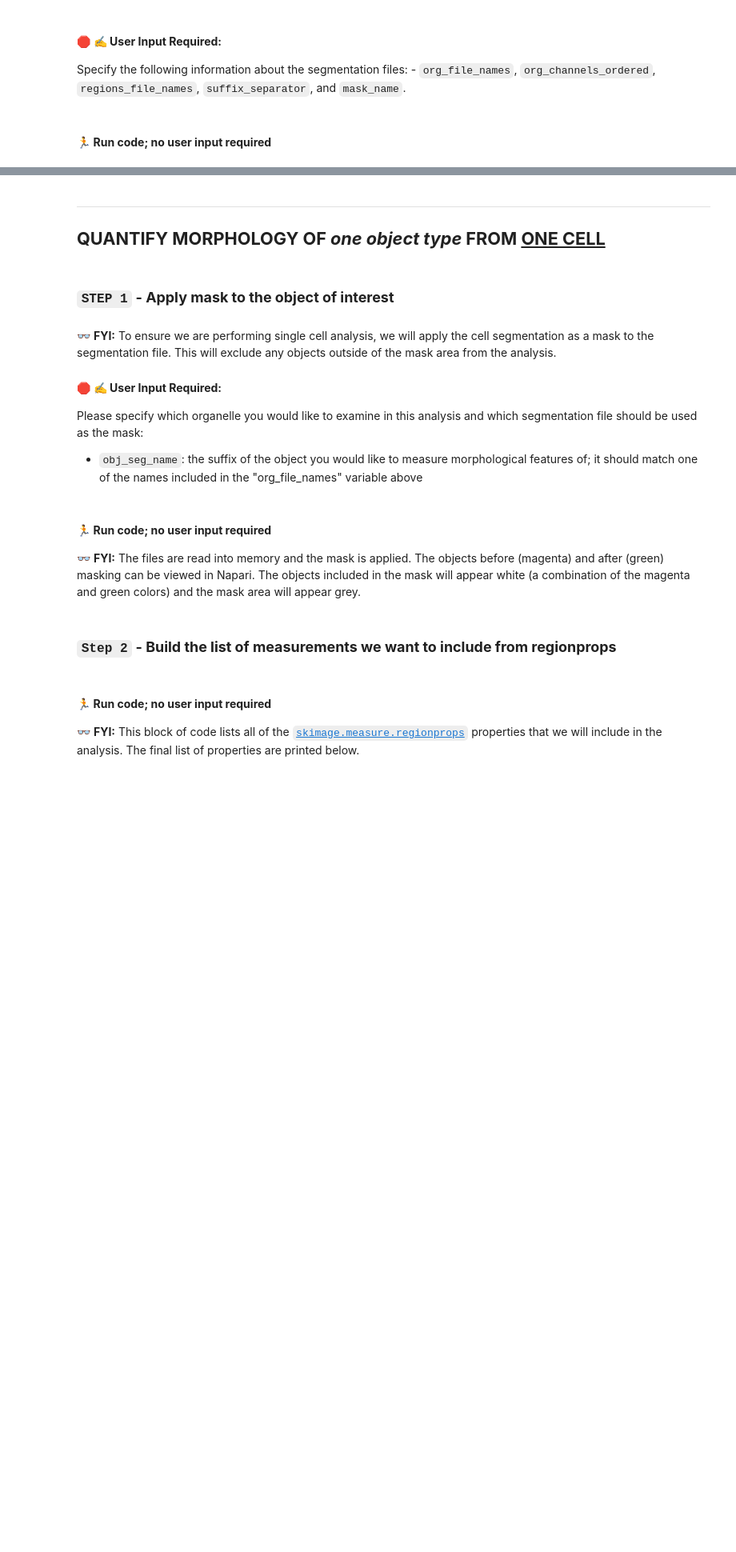
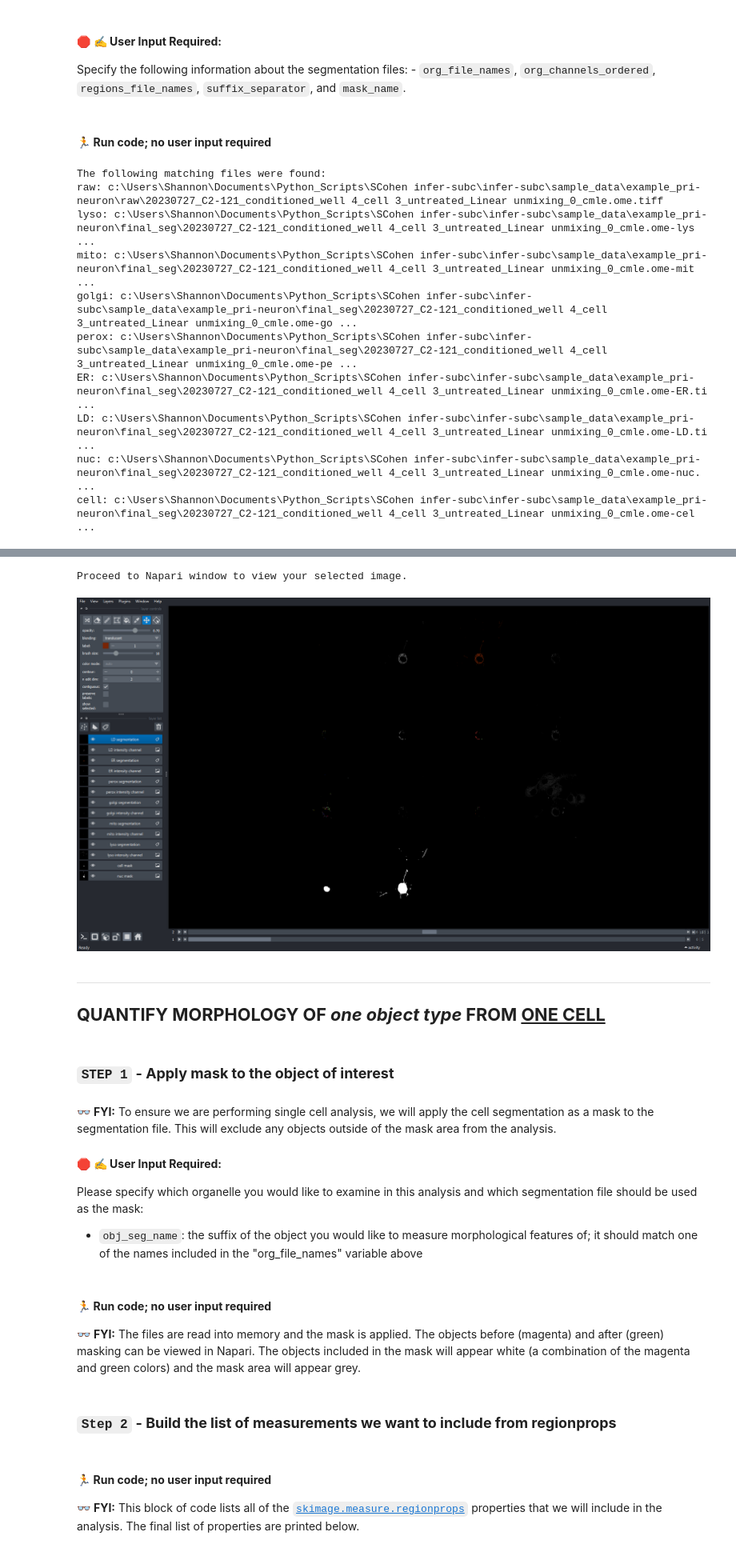
Before and after one commit to SCohenLab/infer-subc, a Jupyter notebook: notebooks/part_2_quantification/method_morphology.ipynb, the cells around one changed output, grey strips where cells are left out. Shown at 80% size. Saved outputs shown, nothing was run; the diff lists cells and outputs as text; code cells hidden in the pictures; blank space fills up the shorter version.

```diff
--- a/notebooks/part_2_quantification/method_morphology.ipynb
+++ b/notebooks/part_2_quantification/method_morphology.ipynb
@@ -104,4 +117,8 @@ quant_data_path = data_root_path / "quant_single"
 # %%
+# If sample_data_type is set to "pri-neuron", "pri-astrocyte", "ineuron" or "iPSC" then the sample data is used and the directories are set
+if sample_data_type != None:
+    data_root_path, raw_img_type, seg_img_type, raw_data_path, seg_data_path, quant_data_path = sample_input_quant(sample_data_type)
+
 # Create the output directory to save the segmentation outputs in.
 if not Path.exists(quant_data_path):
     Path.mkdir(quant_data_path)
@@ -152,9 +178,30 @@ mask_name = "cell"
+# %%
+#### USER INPUT REQUIRED ###
+org_file_names = "USER SPECIFIED"
+
+org_channels_ordered = "USER SPECIFIED"
+
+regions_file_names = "USER SPECIFIED"
+
+mask_name = "USER SPECIFIED"
+
+suffix_separator = "USER SPECIFIED"
 # %% [markdown]
 #### &#x1F3C3; **Run code; no user input required**
 # %%
+# specify the organelle names, the order of the intensity channels that match the organelle segmentations, and the region names for the sample data or your own data.
+if sample_data_type != None:
+    org_file_names, org_channels_ordered, regions_file_names, mask_name, suffix_separator = sample_quant_settings(sample_data_type)
+
+
 # find file paths for segmentations
 all_suffixes = org_file_names + regions_file_names
 filez = find_segmentation_tiff_files(file_path, all_suffixes, seg_data_path, suffix_separator)
+
+# print paths to matching seg files
+print("The following matching files were found:")
+for k, i in filez.items():
+    print(f"{k}: {i}")
 
 # read the segmentation and masks/regions files into memory
 organelles = [read_tiff_image(filez[org]) for org in org_file_names]
@@ -170,6 +217,7 @@ intensities = [img_data[ch] for ch in org_channels_ordered]
 m = regions_file_names.index(mask_name)
 mask = regions[m]
 
+
 # open viewer and add images
 viewer = napari.Viewer()
 for r, reg in enumerate(regions_file_names):
@@ -177,6 +225,7 @@ for r, reg in enumerate(regions_file_names):
                      scale=scale,
                      name=f"{reg} mask")
 
+# colors = ["red", "bop orange", "yellow", "green", "blue", "cyan", "magenta", "bop purple"]
 for o, org in enumerate(org_file_names):
     viewer.add_image(intensities[o],
                      scale=scale,
@@ -187,5 +236,18 @@ for o, org in enumerate(org_file_names):
 viewer.grid.enabled = True
 viewer.reset_view()
 
-print("The following matching files were found and can now be viewed in Napari:")
-filez
+print("Proceed to Napari window to view your selected image.")
+
+# screenshot viewer
+nbscreenshot(viewer, canvas_only = False)
+# %% [output]
+The following matching files were found:
+raw: c:\Users\Shannon\Documents\Python_Scripts\SCohen infer-subc\infer-subc\sample_data\example_pri-neuron\raw\20230727_C2-121_conditioned_well 4_cell 3_untreated_Linear unmixing_0_cmle.ome.tiff
+lyso: c:\Users\Shannon\Documents\Python_Scripts\SCohen infer-subc\infer-subc\sample_data\example_pri-neuron\final_seg\20230727_C2-121_conditioned_well 4_cell 3_untreated_Linear unmixing_0_cmle.ome-lys ...
+mito: c:\Users\Shannon\Documents\Python_Scripts\SCohen infer-subc\infer-subc\sample_data\example_pri-neuron\final_seg\20230727_C2-121_conditioned_well 4_cell 3_untreated_Linear unmixing_0_cmle.ome-mit ...
+golgi: c:\Users\Shannon\Documents\Python_Scripts\SCohen infer-subc\infer-subc\sample_data\example_pri-neuron\final_seg\20230727_C2-121_conditioned_well 4_cell 3_untreated_Linear unmixing_0_cmle.ome-go ...
+perox: c:\Users\Shannon\Documents\Python_Scripts\SCohen infer-subc\infer-subc\sample_data\example_pri-neuron\final_seg\20230727_C2-121_conditioned_well 4_cell 3_untreated_Linear unmixing_0_cmle.ome-pe ...
+ER: c:\Users\Shannon\Documents\Python_Scripts\SCohen infer-subc\infer-subc\sample_data\example_pri-neuron\final_seg\20230727_C2-121_conditioned_well 4_cell 3_untreated_Linear unmixing_0_cmle.ome-ER.ti ...
+LD: c:\Users\Shannon\Documents\Python_Scripts\SCohen infer-subc\infer-subc\sample_data\example_pri-neuron\final_seg\20230727_C2-121_conditioned_well 4_cell 3_untreated_Linear unmixing_0_cmle.ome-LD.ti ...
+nuc: c:\Users\Shannon\Documents\Python_Scripts\SCohen infer-subc\infer-subc\sample_data\example_pri-neuron\final_seg\20230727_C2-121_conditioned_well 4_cell 3_untreated_Linear unmixing_0_cmle.ome-nuc. ...
+cell: c:\Users\Shannon\Documents\Python_Scripts\SCohen infer-subc\infer-subc\sample_data\example_pri-neuron\final_seg\20230727_C2-121_conditioned_well 4_cell 3_untreated_Linear unmixing_0_cmle.ome-cel ...
@@ -192,3 +256,5 @@ filez
+Proceed to Napari window to view your selected image.
+[figure, added]
 # %% [markdown]
 -----
 ## **QUANTIFY MORPHOLOGY OF *one object type* FROM <INS>ONE CELL</INS>**
```
Also changed, not shown: parts of 12 cells of this notebook, 57 other files.
